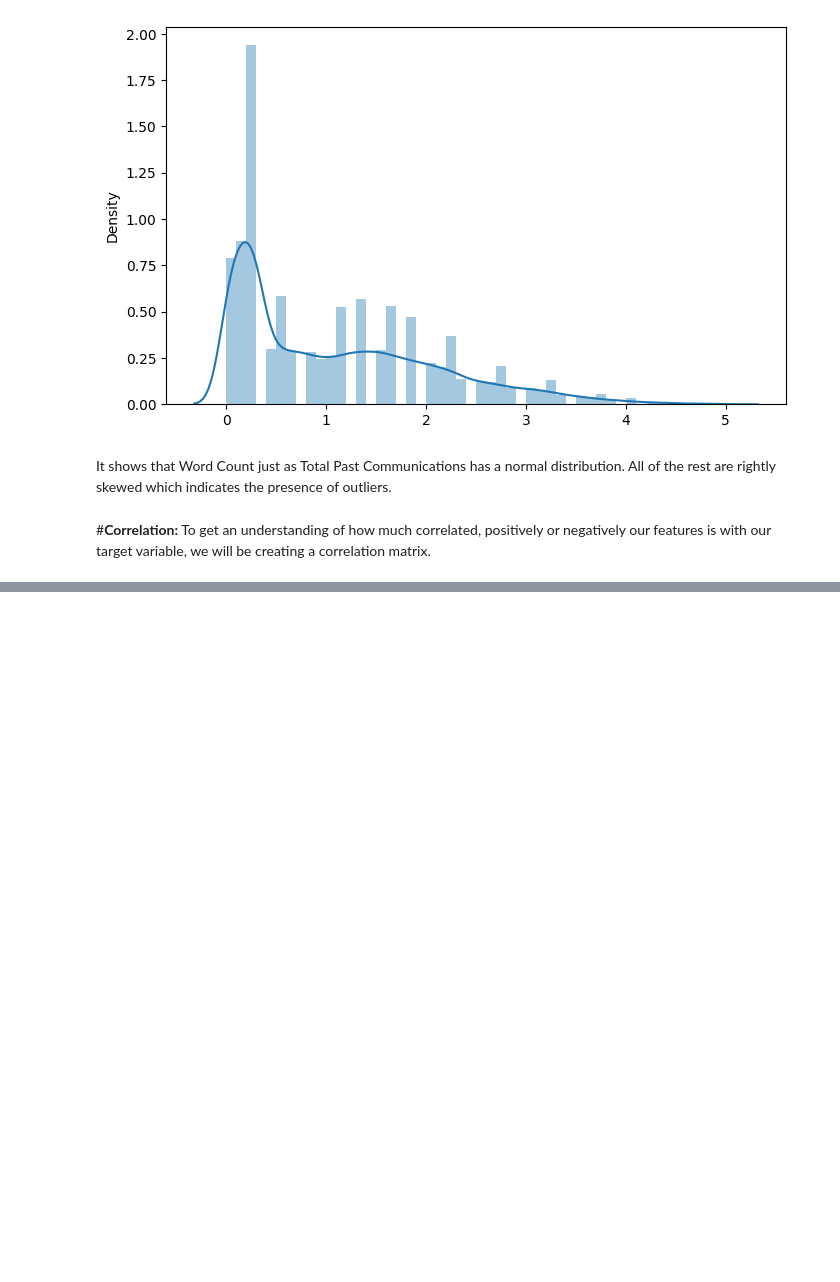
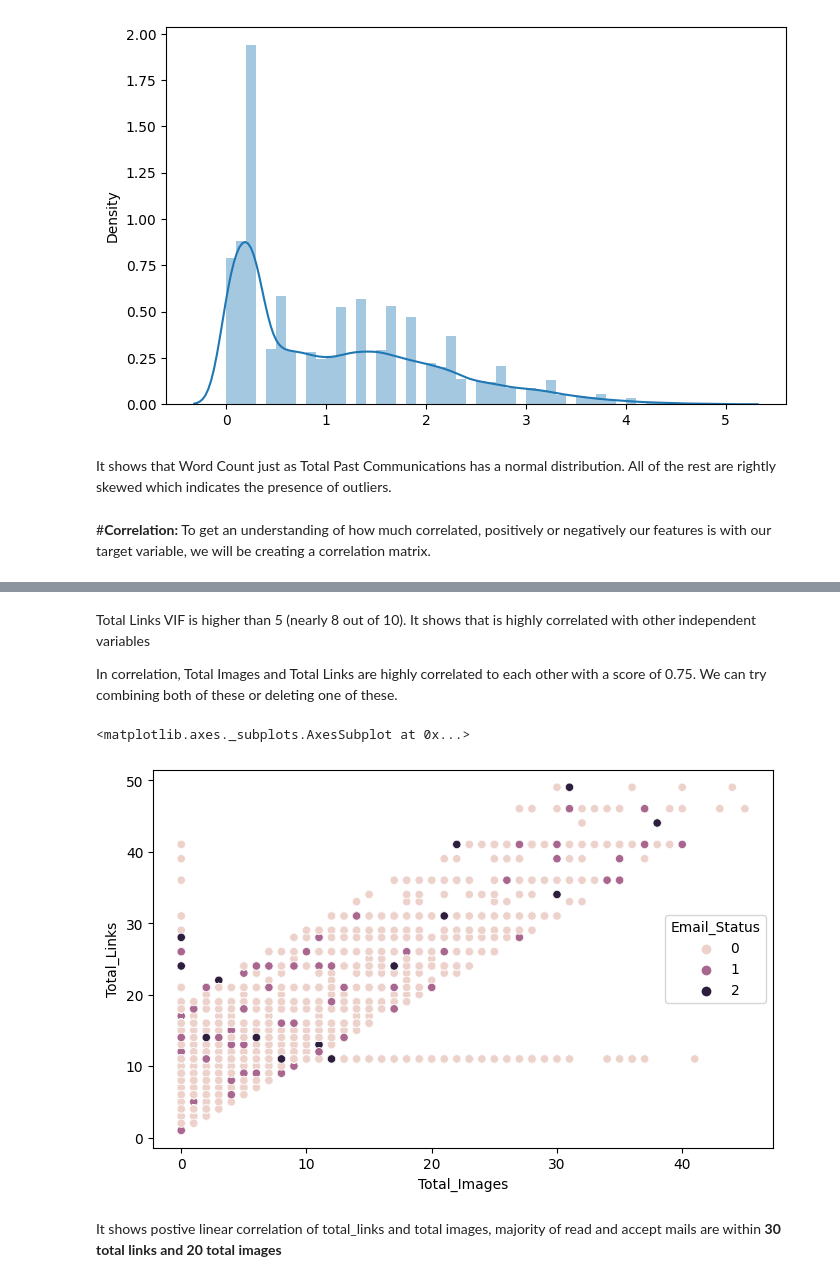
Before and after one commit to vak1997/Email_Campaign_Effectiveness, a Jupyter notebook: Email_Campaign_Effectiveness_Capstone_Project3.ipynb, the cells around one changed output, grey strips where cells are left out. Drawn from its saved outputs; the diff is of its cells as text; code cells hidden in the pictures; blank space fills up the shorter version.

```diff
--- a/Email_Campaign_Effectiveness_Capstone_Project3.ipynb
+++ b/Email_Campaign_Effectiveness_Capstone_Project3.ipynb
@@ -345,0 +488,12 @@ We can see multicollinearity involved in  Total links and Total Images.we will h
+# %% [markdown]
+ Total Links VIF is higher than 5 (nearly 8 out of 10). It shows that is highly correlated with other independent variables
+
+In correlation, Total Images and Total Links are highly correlated to each other with a score of 0.75. We can try combining both of these or deleting one of these.
+# %%
+#scatter plot between images and links, shows a linear relationship
+sns.scatterplot(x=df["Total_Images"],y=df["Total_Links"],hue=df['Email_Status']) #it shows the collinearity
+# %% [output]
+<matplotlib.axes._subplots.AxesSubplot at 0x...>
+[figure, added]
+# %% [markdown]
+It shows postive linear correlation of total_links and total images, majority of read and accept mails are within **30 total links and 20 total images**
```
Also changed, not shown: parts of 33 cells of this notebook.
